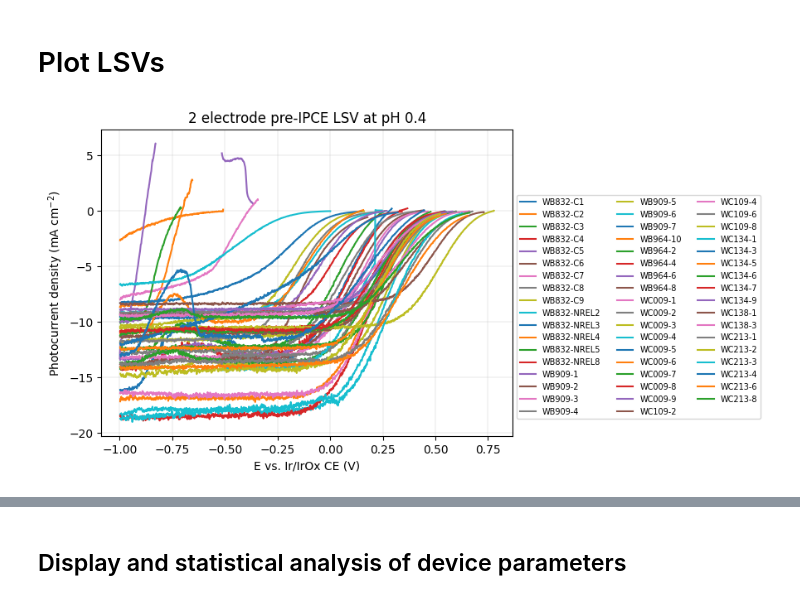
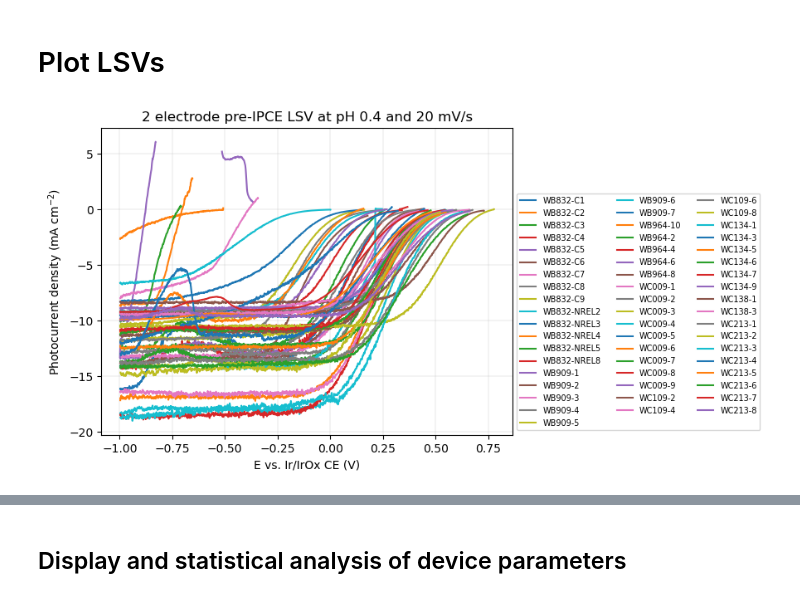
Before and after one commit to oliviaalley/LSV_analysis_script_with_test_data, a Jupyter notebook: Small area GaAs-GaInP tandem photocathode JV pH0pt4 .ipynb, the cells around one changed output, grey strips where cells are left out. Cells and saved outputs as stored; diff of their text form; code cells hidden in the pictures.

```diff
--- a/Small area GaAs-GaInP tandem photocathode JV pH0pt4 .ipynb
+++ b/Small area GaAs-GaInP tandem photocathode JV pH0pt4 .ipynb
@@ -225,12 +275,3 @@ def row_del(df, row_list):
     """
     df.drop(row_list, inplace=True)
   #  print("with dropped rows:", df.head(1))
-# %%
-filename = 'WB832-1_0pt5MH2SO4_2e_LSV.mpr'
-temp = filename.split('.')[0].split('_')
-print(temp)
-print("electrode name is:", temp[0])
-print("electrolyte is:", temp[1])
-print("geometry is:", temp[2])
-print("measurement is:", temp[3])
-print("growth is:", temp[0].split('-')[0])
@@ -244,12 +277,0 @@ growth is: WB832
-# %%
-filename = 'WB832-1_0pt5MH2SO4_2e_LSV.mpr'
-temp = filename.split('.')[0].split('_')
-print(temp)
-growth = temp[0].split('-')[0]
-temp.append(growth)
-print(temp)
-print("electrode name:", temp[0])
-print("electrolyte:", temp[1])
-print("geometry:", temp[2])
-print("measurement:", temp[3])
-print("growth:", temp[4])
@@ -425,22 +440,17 @@ WC213-8    2022-11-07 12:25
 # Plot LSVs
 # %%
 # Plot LSVs using matplotlib.pyplot
-# should incorporate reference electrode look up here
-# do this for each growth
 
 for dic in exp_list:
-    # Using points here because there are values which return to the start
-    # deleted first two rows so that is no longer a problem
+    # to plot with lines, delete first two data points, because otherwise values return to start.
     plt.plot(dic['data']['Ewe (V vs. CE)'], dic['data']["J (mA/cm2)"], '-', ms=1.5,
              label=dic['sample'])
 # Fancy, get the sweep rate from the metadata (assuming all were done at the same rate, which is a good assumption)
-plt.title(f"2 electrode pre-IPCE LSV at pH 0.4")
-#plt.title(f"LSVs at {dic['dE/dt']:.0f} mV/s")
+plt.title(f"2 electrode pre-IPCE LSV at pH 0.4 and {dic['dE/dt']:.0f} mV/s")
 plt.xlabel(f"E vs. Ir/IrOx CE (V)")
-#plt.xlabel(f"E vs. CE (V)")
 plt.ylabel("Photocurrent density (mA cm$^{-2}$)")
 plt.legend(bbox_to_anchor=(1, .8), ncol=3, fontsize=7)
 plt.grid(lw=0.2)
 plt.show()
 # %% [output]
-[figure, old version]
+[figure, new version]
```
Also changed, not shown: parts of 47 cells of this notebook.
